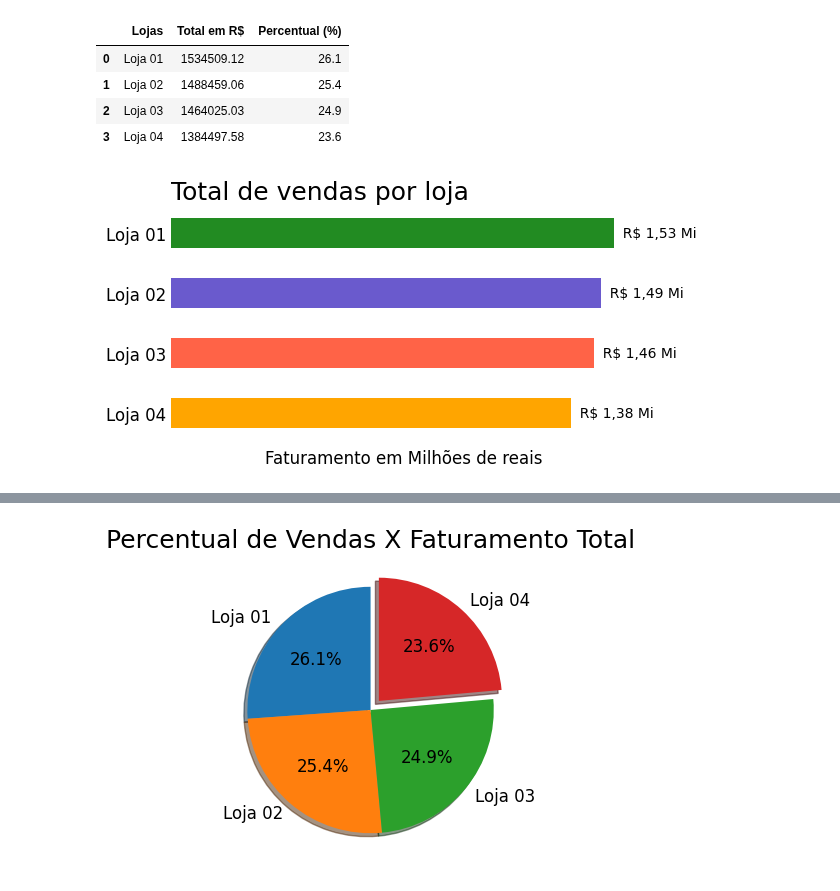
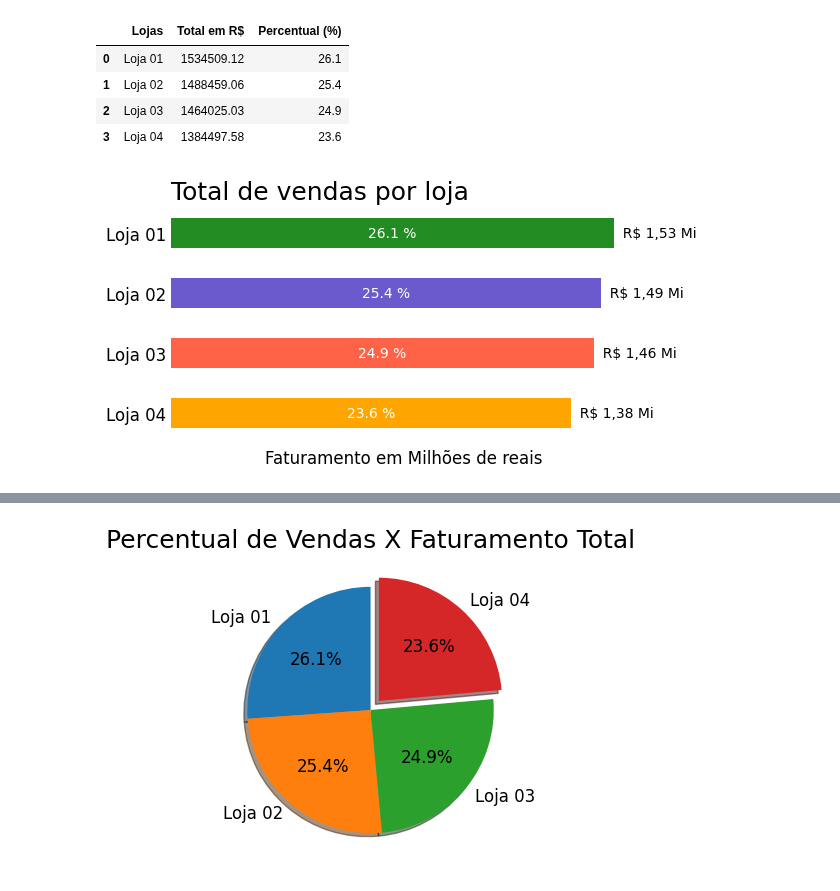
Before and after one commit to carlos-000-carlos/Challenge_1-Alura_Store-Cabral, a Jupyter notebook: AluraStoreBr.ipynb, the cells around one changed output, grey strips where cells are left out. Cells and saved outputs as stored; diff of their text form; code cells hidden in the pictures.

```diff
--- a/AluraStoreBr.ipynb
+++ b/AluraStoreBr.ipynb
@@ -119,28 +119,41 @@ DAS 4 LOJAS:
 # %%
 import matplotlib.pyplot as plt
 
 # Lista de cores
 cores = ['forestgreen', 'slateblue', 'tomato', 'orange']
 
 # Criando a figura
 fig, ax = plt.subplots(figsize=(6, 3))
 ax.barh(faturamento_total['Lojas'], faturamento_total['Total em R$'], color=cores, height = 0.5)
 ax.set_title('Total de vendas por loja', loc='left', fontsize=18)
 ax.set_xlabel('Faturamento em Milhões de reais', fontsize=12)
 ax.set_ylabel('')
 ax.set_frame_on(False)   # Retirando o Frame (retângulo que encobre os gráficos)
 ax.set_xticklabels([])   # Opção A: Definir os rótulos como uma lista vazia
 ax.tick_params(axis='both', which='both', length=0)   # Removendo todos os ticks dos eixos X e Y
 ax.yaxis.set_tick_params(labelsize=12)
 ax.xaxis.set_tick_params(labelsize=12)
 ax.xaxis.set_major_locator(plt.MultipleLocator(100000))
 
+for index, value in enumerate(faturamento_total['Total em R$']):
+    # Posição x: valor da barra / 2 (para o centro horizontal)
+    # Posição y: index da barra (posição vertical)
+    # Texto: o dado extra da coluna 'Percentual (%)'
+    ax.annotate(
+        str(f'{faturamento_total['Percentual (%)'][index]} %'),
+        xy=(value / 2, index),
+        ha='center', # Alinhamento horizontal: centro
+        va='center', # Alinhamento vertical: centro
+        color='white', # Cor do texto para contraste
+        fontsize=10
+    )
+
 # Loop para adicionar o valor máximo de cada barra
 for i, v in enumerate(faturamento_total['Total em R$']):
     ax.text(v + 20, i, str(f'  R$ {v / 1000000:,.2f} Mi').replace('.', ','), color='black',
             fontsize=10, ha='left', va='center')
 
 plt.gca().invert_yaxis() # gca() significa 'get current axes'
 plt.show()
 # %% [output]
-[figure, old version]
+[figure, new version]
```
Also changed, not shown: parts of 16 cells of this notebook.
